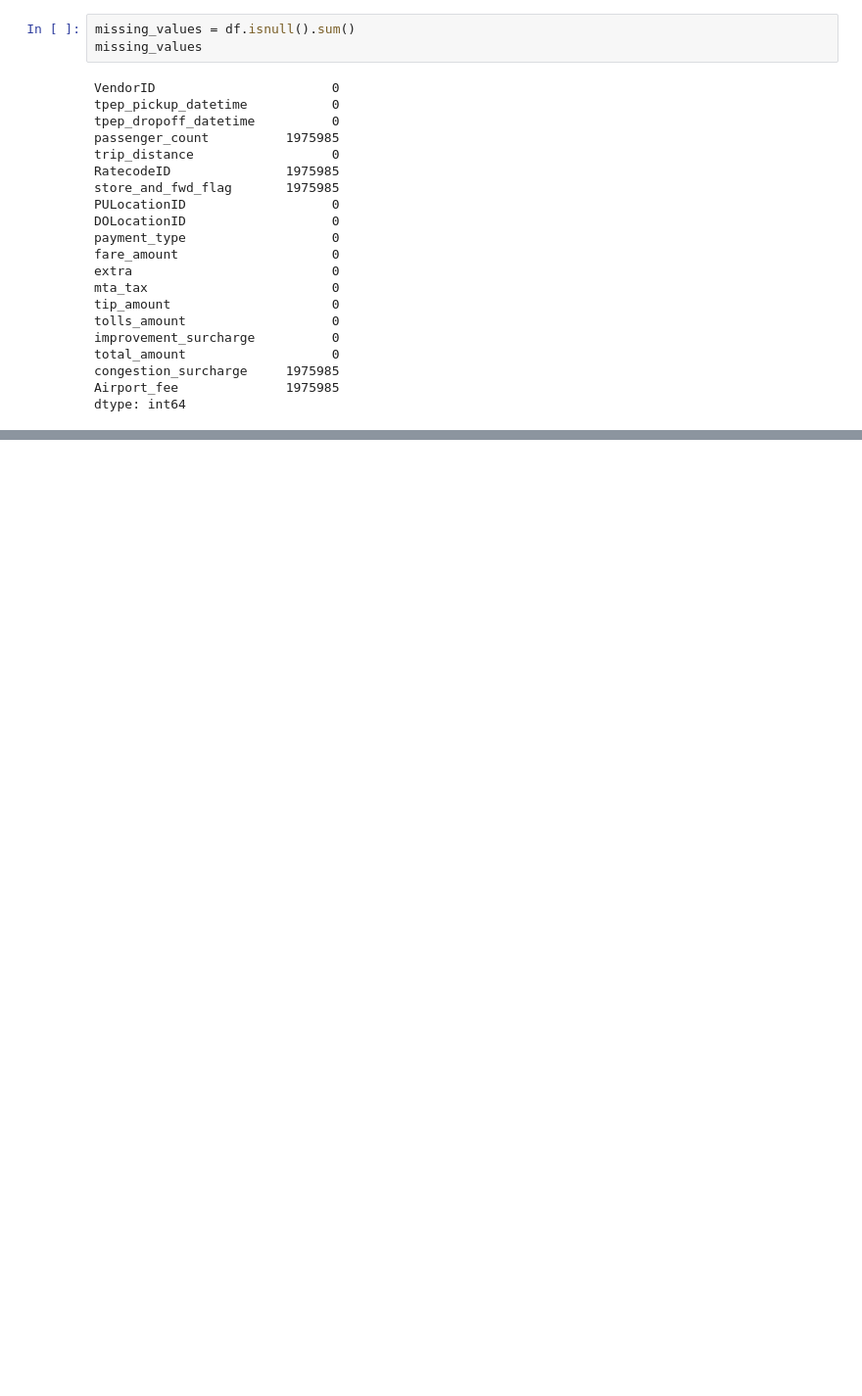
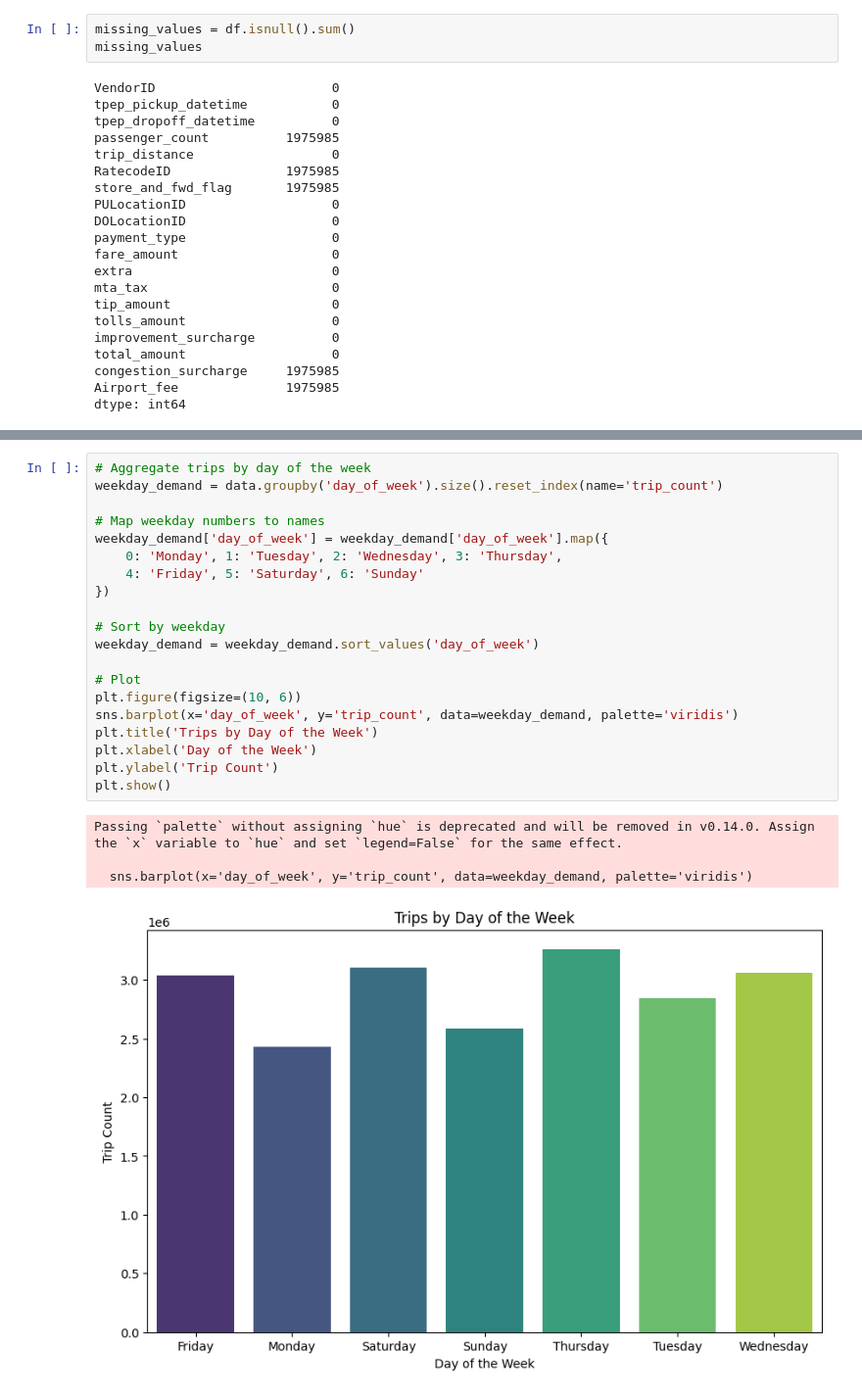
Before and after one commit to ujjwalkuikel/NYC-Taxi-Data-Analysis, a Jupyter notebook: notebooks/ujjwal.ipynb, the cells around one changed output, grey strips where cells are left out. Shown at 98% size. Drawn from its saved outputs; the diff is of its cells as text; blank space fills up the shorter version.

```diff
--- a/notebooks/ujjwal.ipynb
+++ b/notebooks/ujjwal.ipynb
@@ -73,0 +253,25 @@ array([ 1.,  2.,  0.,  4.,  3.,  5.,  6.,  8.,  7.,  9., nan])
+# %%
+# Aggregate trips by day of the week
+weekday_demand = data.groupby('day_of_week').size().reset_index(name='trip_count')
+
+# Map weekday numbers to names
+weekday_demand['day_of_week'] = weekday_demand['day_of_week'].map({
+    0: 'Monday', 1: 'Tuesday', 2: 'Wednesday', 3: 'Thursday',
+    4: 'Friday', 5: 'Saturday', 6: 'Sunday'
+})
+
+# Sort by weekday
+weekday_demand = weekday_demand.sort_values('day_of_week')
+
+# Plot
+plt.figure(figsize=(10, 6))
+sns.barplot(x='day_of_week', y='trip_count', data=weekday_demand, palette='viridis')
+plt.title('Trips by Day of the Week')
+plt.xlabel('Day of the Week')
+plt.ylabel('Trip Count')
+plt.show()
+# %% [output]
+Passing `palette` without assigning `hue` is deprecated and will be removed in v0.14.0. Assign the `x` variable to `hue` and set `legend=False` for the same effect.
+
+  sns.barplot(x='day_of_week', y='trip_count', data=weekday_demand, palette='viridis')
+[figure, added]
```
Also changed, not shown: parts of 42 cells of this notebook, 1 other file.
